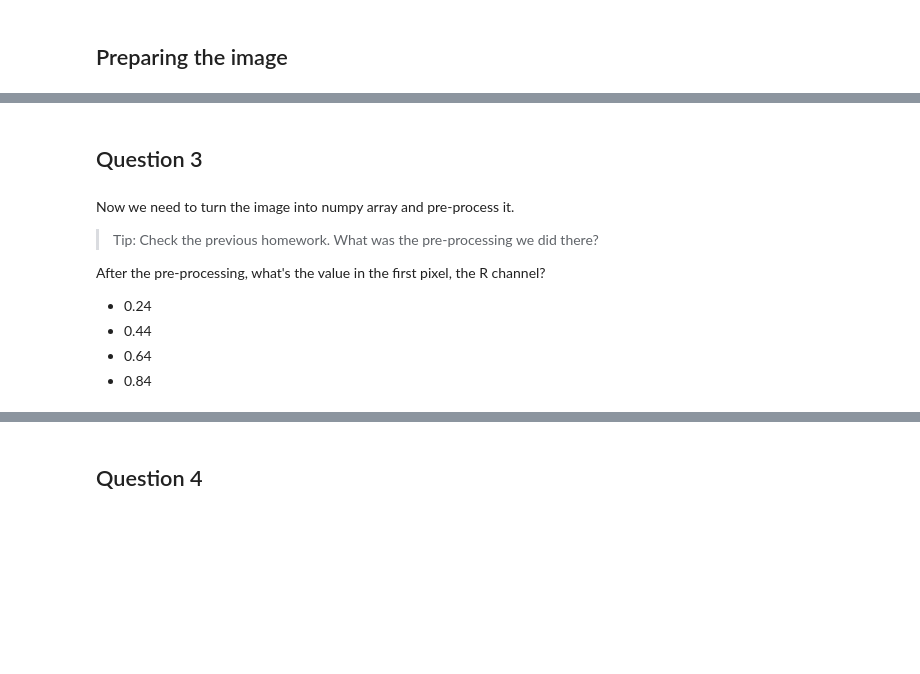
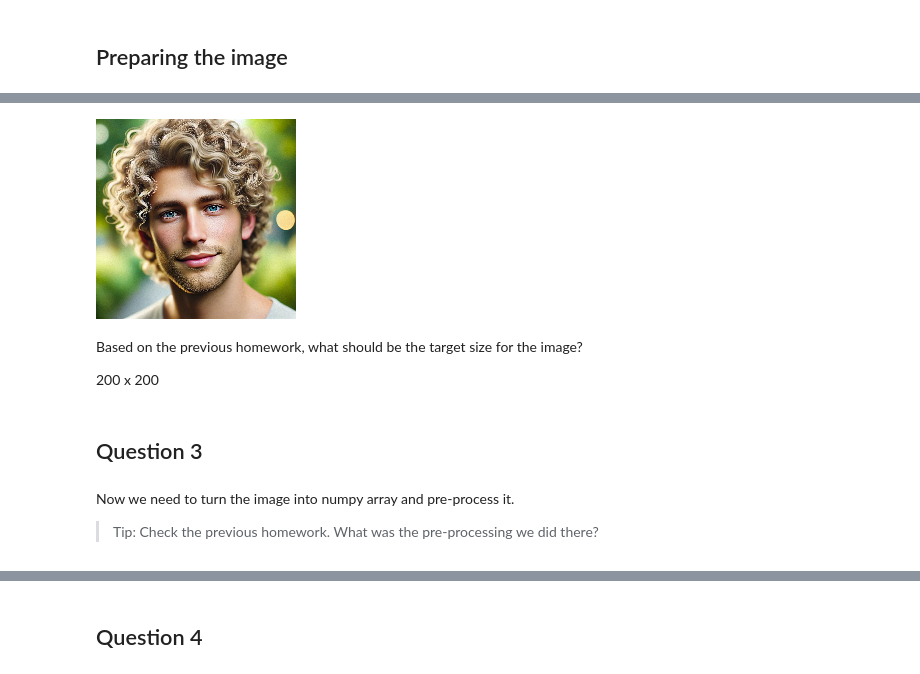
Before and after one commit to TillMeineke/ML_Zoomcamp2024_hw, a Jupyter notebook: 09-serverless/homework_09_till_meineke.ipynb, the cells around one changed output, grey strips where cells are left out. Saved outputs shown, nothing was run; the diff lists cells and outputs as text; code cells hidden in the pictures; blank space fills up the shorter version.

```diff
--- a/09-serverless/homework_09_till_meineke.ipynb
+++ b/09-serverless/homework_09_till_meineke.ipynb
@@ -80,0 +114,19 @@ Based on the previous homework, what should be the target size for the image?
+# %%
+from io import BytesIO
+from urllib import request
+
+from PIL import Image
+
+def download_image(url):
+    with request.urlopen(url) as resp:
+        buffer = resp.read()
+    stream = BytesIO(buffer)
+    img = Image.open(stream)
+    return img
+
+
+def prepare_image(img, target_size):
+    if img.mode != 'RGB':
+        img = img.convert('RGB')
+    img = img.resize(target_size, Image.NEAREST)
+    return img
@@ -81,3 +143,15 @@ Based on the previous homework, what should be the target size for the image?
+# %%
+img = download_image(
+    "https://habrastorage.org/webt/yf/_d/ok/yf_dokzqy3vcritme8ggnzqlvwa.jpeg"
+)
+img = prepare_image(img, target_size=(200, 200))
+img
+# %% [output]
+[figure, added]
+# %% [markdown]
+Based on the previous homework, what should be the target size for the image?
+
+200 x 200
 # %% [markdown]
 ## Question 3
 # %% [markdown]
@@ -85,10 +159,3 @@ Now we need to turn the image into numpy array and pre-process it.
 
 > Tip: Check the previous homework. What was the pre-processing
 > we did there?
-
-After the pre-processing, what's the value in the first pixel, the R channel?
-
-* 0.24
-* 0.44
-* 0.64
-* 0.84
```
Also changed, not shown: parts of 39 cells of this notebook, 9 other files.
